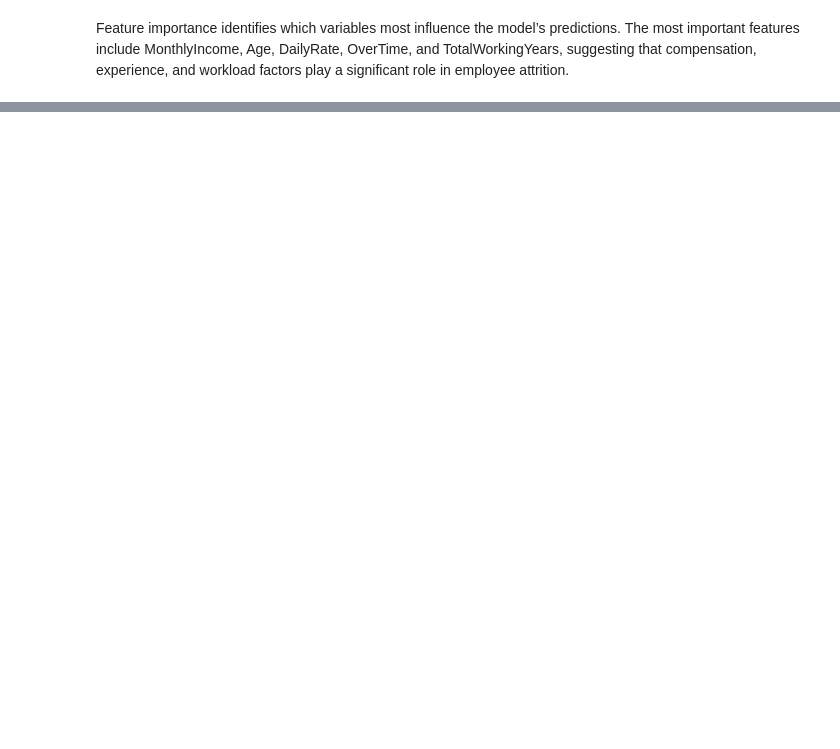
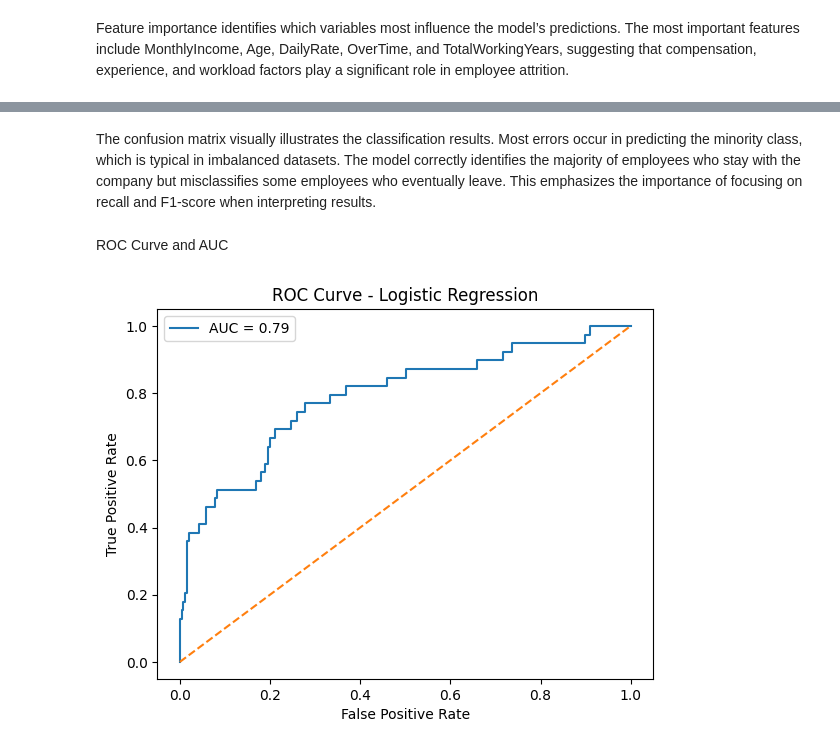
Before and after one commit to Kaurgurpreet23/CPSC5071, a Jupyter notebook: code/CPSC_5071Project.ipynb, the cells around one changed output, grey strips where cells are left out. Drawn from its saved outputs; the diff is of its cells as text; code cells hidden in the pictures; blank space fills up the shorter version.

```diff
--- a/code/CPSC_5071Project.ipynb
+++ b/code/CPSC_5071Project.ipynb
@@ -642,0 +664,7 @@ Feature importance identifies which variables most influence the model’s predi
+# %%
+from sklearn.preprocessing import StandardScaler
+
+scaler = StandardScaler()
+
+X_train_scaled = scaler.fit_transform(X_train_encoded)
+X_test_scaled = scaler.transform(X_test_encoded)
@@ -642,0 +675,6 @@ Feature importance identifies which variables most influence the model’s predi
+# %%
+from sklearn.linear_model import LogisticRegression
+
+log_model = LogisticRegression(max_iter=1000)
+
+log_model.fit(X_train_scaled, y_train)
@@ -642,0 +687,3 @@ Feature importance identifies which variables most influence the model’s predi
+# %%
+y_pred = log_model.predict(X_test_scaled)
+y_prob = log_model.predict_proba(X_test_scaled)[:,1]
@@ -642,0 +760,20 @@ Feature importance identifies which variables most influence the model’s predi
+# %% [markdown]
+The confusion matrix visually illustrates the classification results. Most errors occur in predicting the minority class, which is typical in imbalanced datasets. The model correctly identifies the majority of employees who stay with the company but misclassifies some employees who eventually leave. This emphasizes the importance of focusing on recall and F1-score when interpreting results.
+# %% [markdown]
+ROC Curve and AUC
+# %%
+from sklearn.metrics import roc_curve, roc_auc_score
+import matplotlib.pyplot as plt
+
+fpr, tpr, thresholds = roc_curve(y_test, y_prob)
+auc_score = roc_auc_score(y_test, y_prob)
+
+plt.plot(fpr, tpr, label=f"AUC = {auc_score:.2f}")
+plt.plot([0,1],[0,1],'--')
+plt.xlabel("False Positive Rate")
+plt.ylabel("True Positive Rate")
+plt.title("ROC Curve - Logistic Regression")
+plt.legend()
+plt.show()
+# %% [output]
+[figure, added]
```
Also changed, not shown: parts of 51 cells of this notebook.
